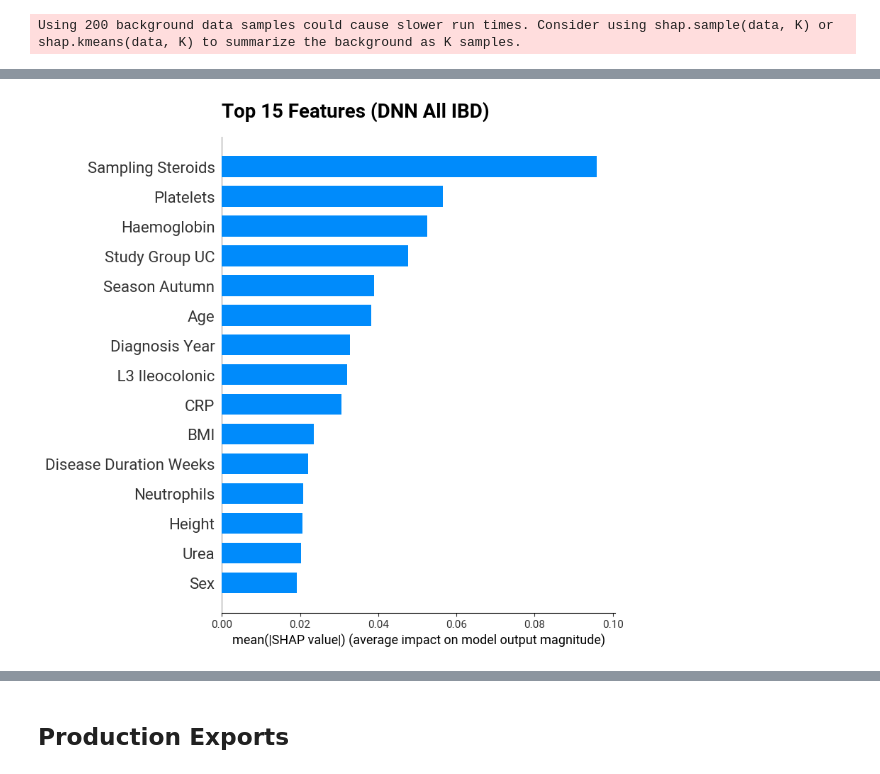
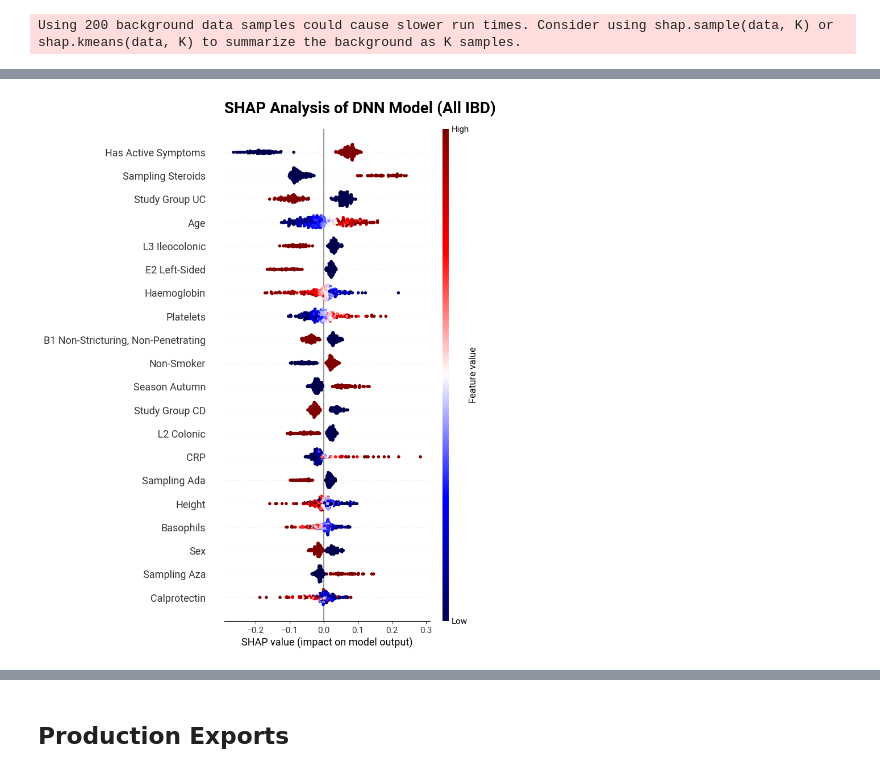
Before and after one commit to 1-gut/machine_learning_for_ibd_fatigue, a Jupyter notebook: 3_dnn.ipynb, the cells around one changed output, grey strips where cells are left out. Saved outputs shown, nothing was run; the diff lists cells and outputs as text; code cells hidden in the pictures.

```diff
--- a/3_dnn.ipynb
+++ b/3_dnn.ipynb
@@ -300,26 +318,35 @@ plt.show()
-# %%
-shap.summary_plot(
-    shap_values_class_1,
-    X_test,
-    feature_names=X_test_clean_columns,
-    show=False,
-    cmap=cmap,
-    plot_type="bar",
-    max_display=15,
-)
-
-
-plt.title(
-    "Top 15 Features (DNN All IBD)", fontsize=20, pad=20, loc="left", fontweight="bold"
-)
-plt.yticks(fontsize=16)
-
-save_path = f"{output_path}shap_keras_dnn_barplot.png"
-plt.savefig(save_path, dpi=600, bbox_inches="tight")
-plt.show()
-# %% [output]
-[figure, removed]
 # %%
 shap.initjs()
 # %% [output]
 [interactive output not drawn]
+# %%
+shap_values_class_1 = shap_values[:, :, 0]
+shap.summary_plot(
+    shap_values_class_1,
+    X_test,
+    feature_names=X_test_clean_columns,
+    show=False,
+    cmap=cmap,
+)
+if run_biochem_remission:
+    plt.title(
+        "SHAP Analysis of DNN Model (Biochem Remission)",
+        fontsize=20,
+        pad=20,
+        loc="left",
+        fontweight="bold",
+    )
+else:
+    plt.title(
+        "SHAP Analysis of DNN Model (All IBD)",
+        fontsize=20,
+        pad=20,
+        loc="left",
+        fontweight="bold",
+    )
+
+save_path = f"{output_path}shap_dnn.png"
+plt.savefig(save_path, dpi=300, bbox_inches="tight")
+plt.show()
+# %% [output]
+[figure, added]
```
Also changed, not shown: parts of 32 cells of this notebook, 50 other files.
